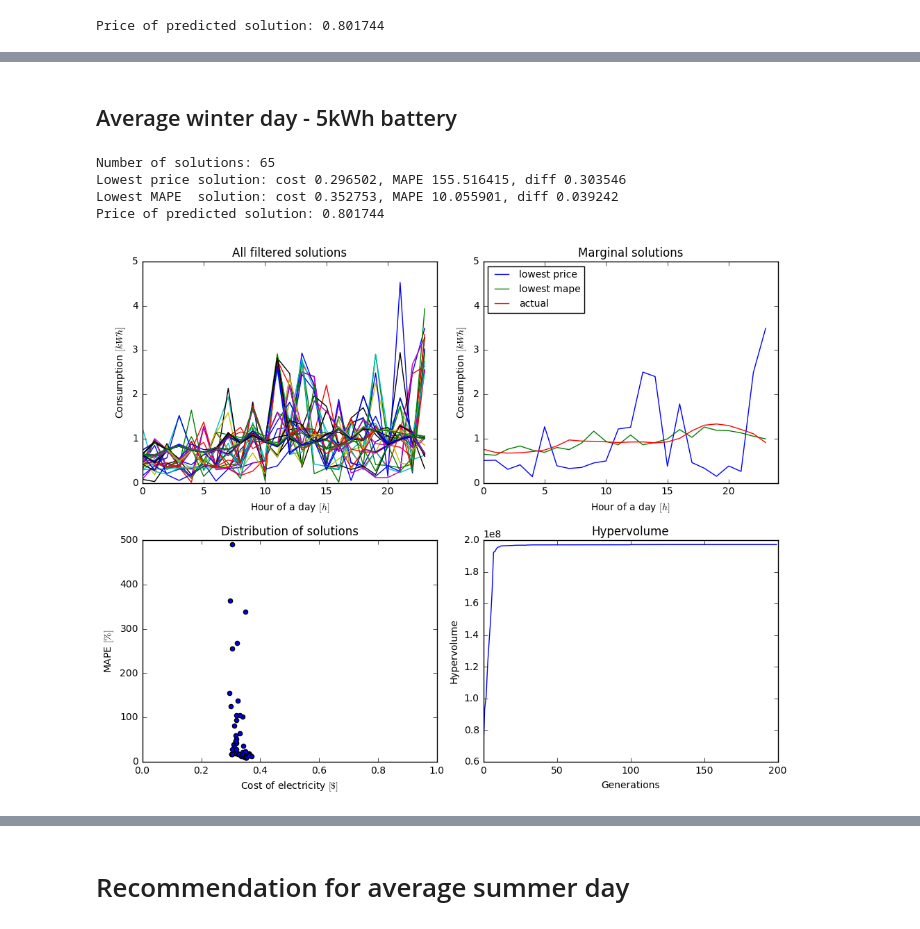
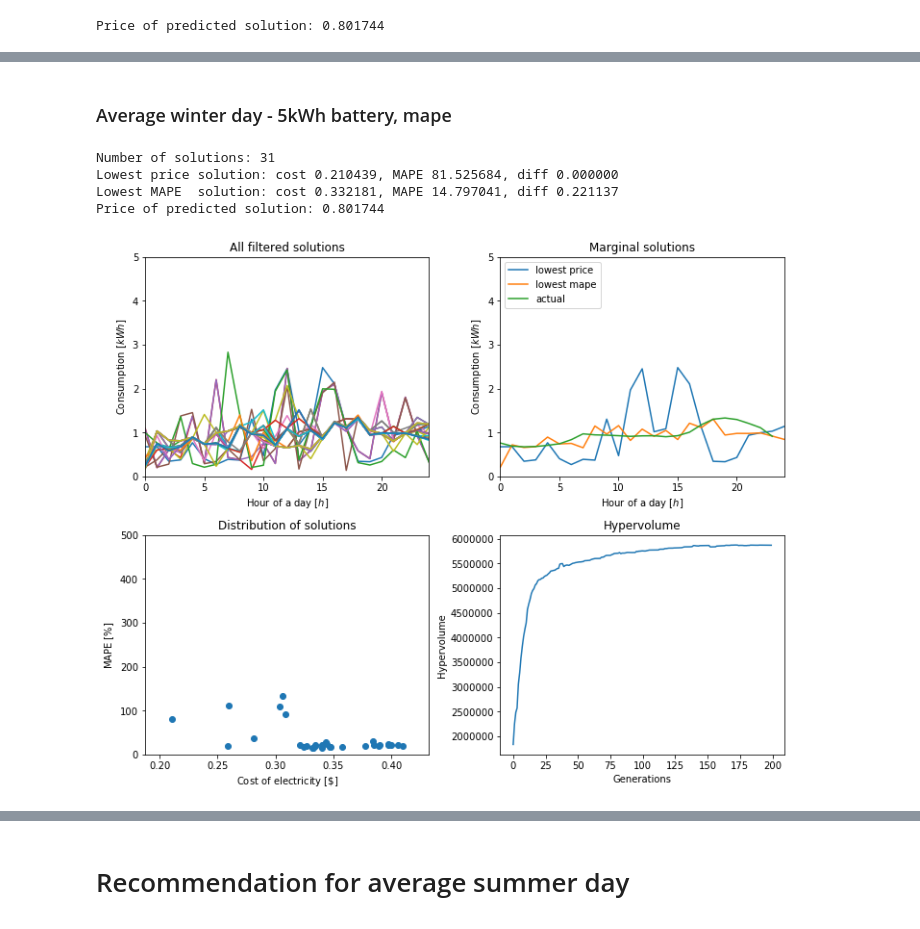
Before and after one commit to Jarino/energy-recommender, a Jupyter notebook: NSGA-II experiment.ipynb, the cells around one changed output, grey strips where cells are left out. Cells and saved outputs as stored; diff of their text form; code cells hidden in the pictures.

```diff
--- a/NSGA-II experiment.ipynb
+++ b/NSGA-II experiment.ipynb
@@ -93,7 +28,7 @@ creator.create('Individual', array.array, typecode='d', fitness=creator.FitnessM
 NDIM = 24
 BOUND_LOW = 0
 BOUND_UP = 10
-GENS = 200
-POPULATION_SIZE = 200
+GENS = 400
+POPULATION_SIZE = 400
 # %% [markdown]
 # Recommendation for average winter day
@@ -100,8 +37,8 @@ POPULATION_SIZE = 200
 # %%
-df = pd.read_csv('aggregations/average_winter_day.csv', delimiter=',')
+df = pd.read_csv('.exports/aggregations/average_winter_day.csv', delimiter=',')
 actual = df['use'].as_matrix()
 pv   = df['gen'].as_matrix()
-print('Price of predicted solution: %f'%obj.cost_function(actual, pv, None, actual)[0])
+print('Price of predicted solution: %f'%obj.cost_function_with_mape(actual, pv, None, actual)[0])
 # %% [output]
 Price of predicted solution: 0.801744
 # %%
@@ -146,11 +85,11 @@ Price of predicted solution: 0.801744
 # %% [markdown]
-## Average winter day - 5kWh battery
+### Average winter day - 5kWh battery, mape
 # %%
-filter_and_visualize_results(pop_b_5, toolbox_b_5, logbook_b_5, actual, mape=500)
+filter_and_visualize_results(pop_b_5, toolbox_b_5, logbook_b_5, actual, obj.cost_function_with_mape, treshold=500)
 # %% [output]
-Number of solutions: 65
-Lowest price solution: cost 0.296502, MAPE 155.516415, diff 0.303546
-Lowest MAPE  solution: cost 0.352753, MAPE 10.055901, diff 0.039242
+Number of solutions: 31
+Lowest price solution: cost 0.210439, MAPE 81.525684, diff 0.000000
+Lowest MAPE  solution: cost 0.332181, MAPE 14.797041, diff 0.221137
 Price of predicted solution: 0.801744
-[figure, old version]
+[figure, new version]
 # %%
```
Also changed, not shown: parts of 34 cells of this notebook, 5 other files.
